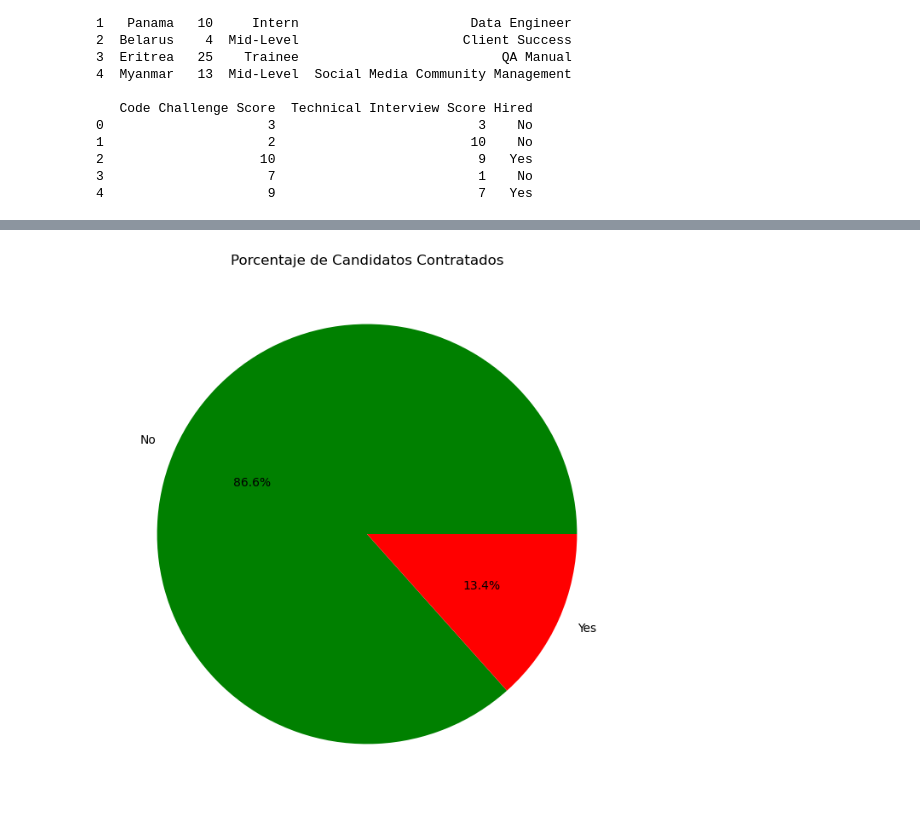
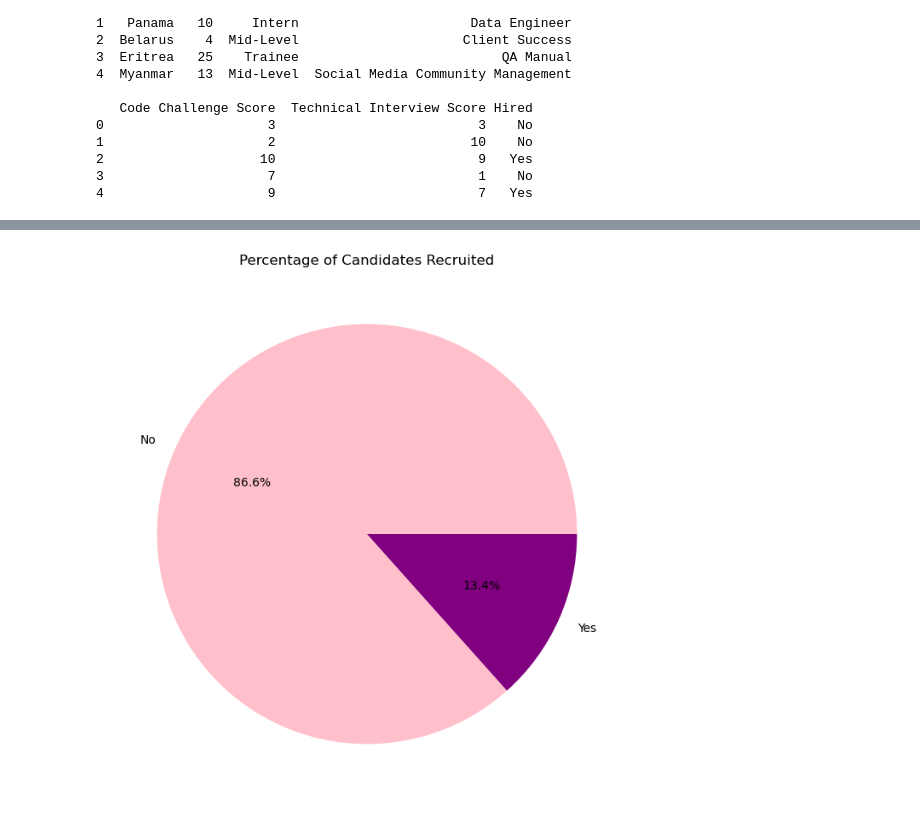
Before and after one commit to Federic0GC/Workshop_ETL1, a Jupyter notebook: Notebook/Workshop_1_Analysis.ipynb, the cells around one changed output, grey strips where cells are left out. Drawn from its saved outputs; the diff is of its cells as text; code cells hidden in the pictures.

Commit message:
Notebook Workshop_1 all complete code and individual analysis

```diff
--- a/Notebook/Workshop_1_Analysis.ipynb
+++ b/Notebook/Workshop_1_Analysis.ipynb
@@ -32,7 +33,5 @@ db_database = os.getenv("DB_DATABASE")
 # %%
-import pandas as pd
-
-candidates = 'C://Users//fedeg//OneDrive//Escritorio//Workshop_ETL1//Data//candidates.csv'
+candidates = '../Data/candidates.csv'
 candidates_df = pd.read_csv(candidates, delimiter=';')
 print(candidates_df.head())
 print(candidates_df.info())
@@ -229,11 +228,11 @@ Porcentaje de contratados: 13.40%
 # %%
 Number_of_hireds = candidates_hired_df['Hired'].value_counts()
 
 plt.figure(figsize=(8, 8))
-plt.pie(Number_of_hireds, labels=Number_of_hireds.index, autopct='%1.1f%%', colors=['green', 'red'])
+plt.pie(Number_of_hireds, labels=Number_of_hireds.index, autopct='%1.1f%%', colors=['pink', 'purple'])
 
-plt.title('Porcentaje de Candidatos Contratados')
+plt.title('Percentage of Candidates Recruited')
 
 plt.show()
 # %% [output]
-[figure, old version]
+[figure, new version]
```
Also changed, not shown: parts of 43 cells of this notebook.
